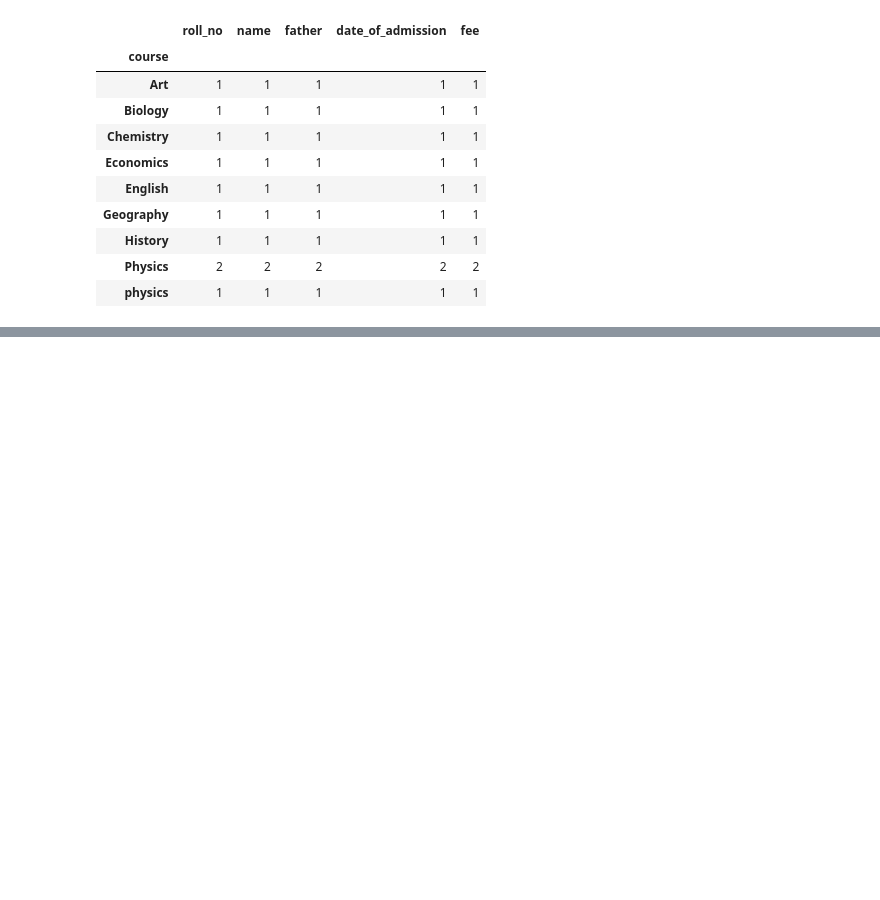
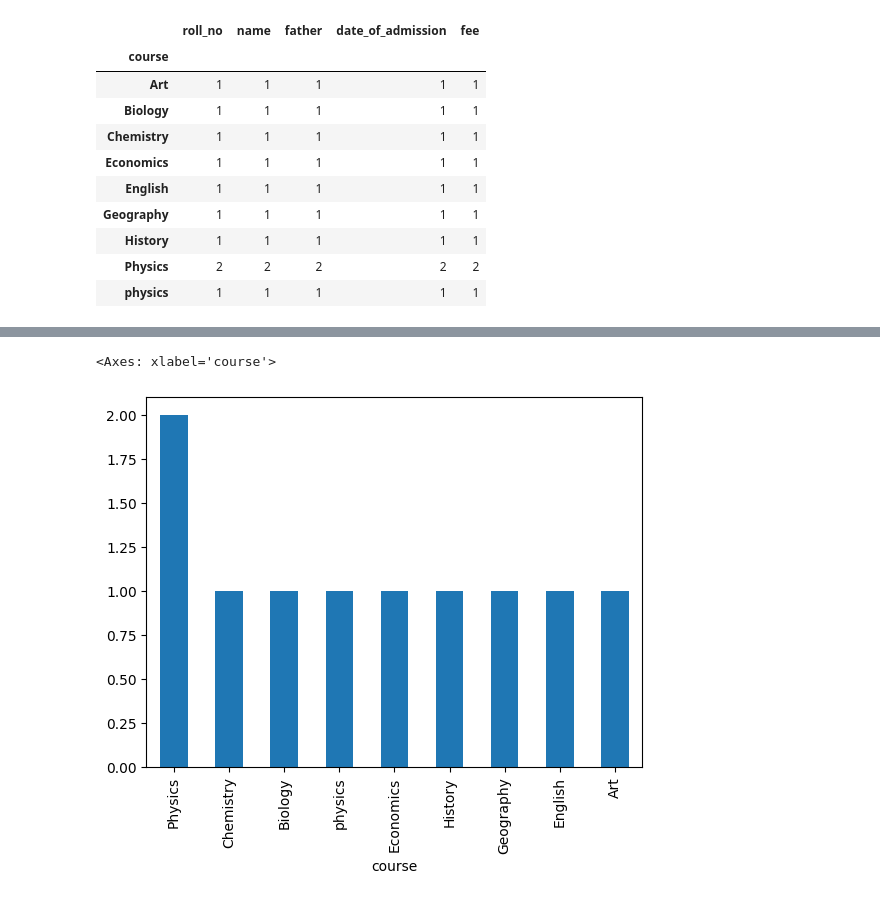
Before and after one commit to Usama1190/modern-python, a Jupyter notebook: py19/class19.ipynb, the cells around one changed output, grey strips where cells are left out. Saved outputs shown, nothing was run; the diff lists cells and outputs as text; code cells hidden in the pictures; blank space fills up the shorter version.

```diff
--- a/py19/class19.ipynb
+++ b/py19/class19.ipynb
@@ -962,0 +1041,5 @@ students_df.groupby(['course'])[['fee']].agg([len, min, max])
+# %%
+students_df.course.value_counts().plot(kind='bar')
+# %% [output]
+<Axes: xlabel='course'>
+[figure, added]
```
Also changed, not shown: parts of 28 cells of this notebook.
